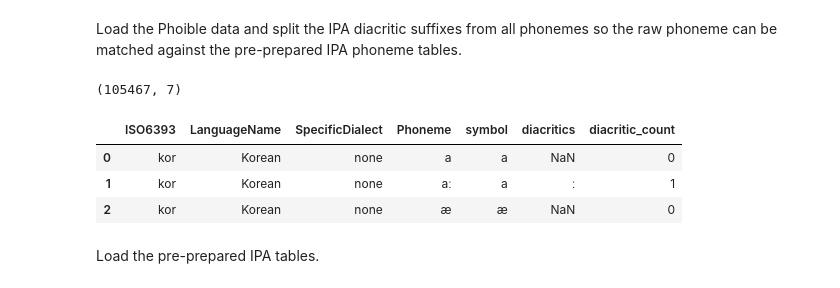
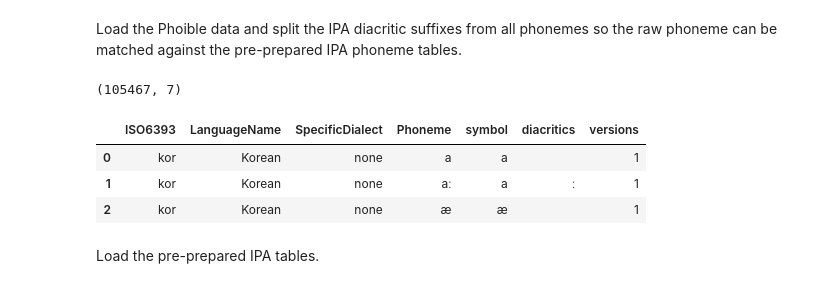
Before and after one commit to Pappa/conlanger, a Jupyter notebook: notebooks/prepare_phoible_data_copy copy.ipynb, the cells around one changed output. Saved outputs shown, nothing was run; the diff lists cells and outputs as text; code cells hidden in the pictures.

```diff
--- a/notebooks/prepare_phoible_data_copy copy.ipynb
+++ b/notebooks/prepare_phoible_data_copy copy.ipynb
@@ -40,38 +40,38 @@ Load the Phoible data and split the IPA diacritic suffixes from all phonemes so
 # %%
 phoible_df = pd.read_csv(phobile_file_path, encoding="utf-8", engine="python")
 dialect_phonemes_df = (
     phoible_df[["ISO6393", "LanguageName", "SpecificDialect", "Phoneme"]]
     .copy()
     .fillna({"SpecificDialect": "none"})
 )
 
 
 def split_symbol(phoneme):
     return "".join([x for x in list(phoneme) if x not in valid_diacritics.values])
 
 
 def split_diacritics(phoneme):
     return "".join([x for x in list(phoneme) if x in valid_diacritics.values])
 
 
 def split_phoneme_series(df):
     df["symbol"] = df.Phoneme.apply(split_symbol)
     df["diacritics"] = df.Phoneme.apply(split_diacritics)
-    df["diacritic_count"] = df.diacritics.str.len()
-    df.loc[df.diacritic_count == 0, "diacritics"] = np.nan
+    df.loc[df.diacritics.str.len() == 0, "diacritics"] = " "
+    df["versions"] = df.diacritics.str.len()
     return df
 
 
 dialect_phonemes_df = split_phoneme_series(dialect_phonemes_df)
 
 display(dialect_phonemes_df.shape)
 dialect_phonemes_df.head(3)
 # %% [output]
 (105467, 7)
-|  | ISO6393 | LanguageName | SpecificDialect | Phoneme | symbol | diacritics | diacritic_count |
-| 0 | kor | Korean | none | a | a | NaN | 0 |
+|  | ISO6393 | LanguageName | SpecificDialect | Phoneme | symbol | diacritics | versions |
+| 0 | kor | Korean | none | a | a |  | 1 |
 | 1 | kor | Korean | none | aː | a | ː | 1 |
-| 2 | kor | Korean | none | æ | æ | NaN | 0 |
+| 2 | kor | Korean | none | æ | æ |  | 1 |
 # %%
 lang_by_dialect_df = dialect_phonemes_df.groupby(
     ["LanguageName", "SpecificDialect"]
```
Also changed, not shown: parts of 9 cells of this notebook.
